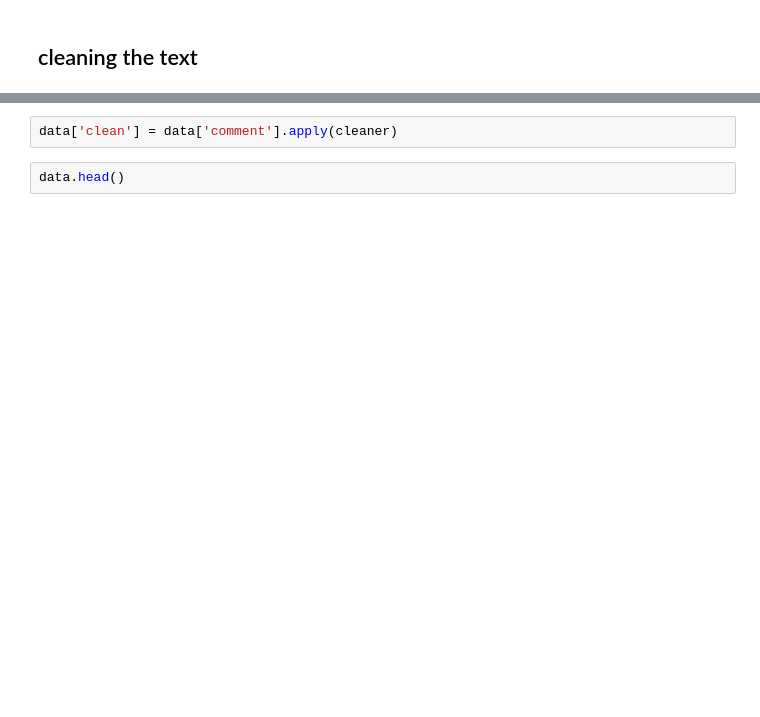
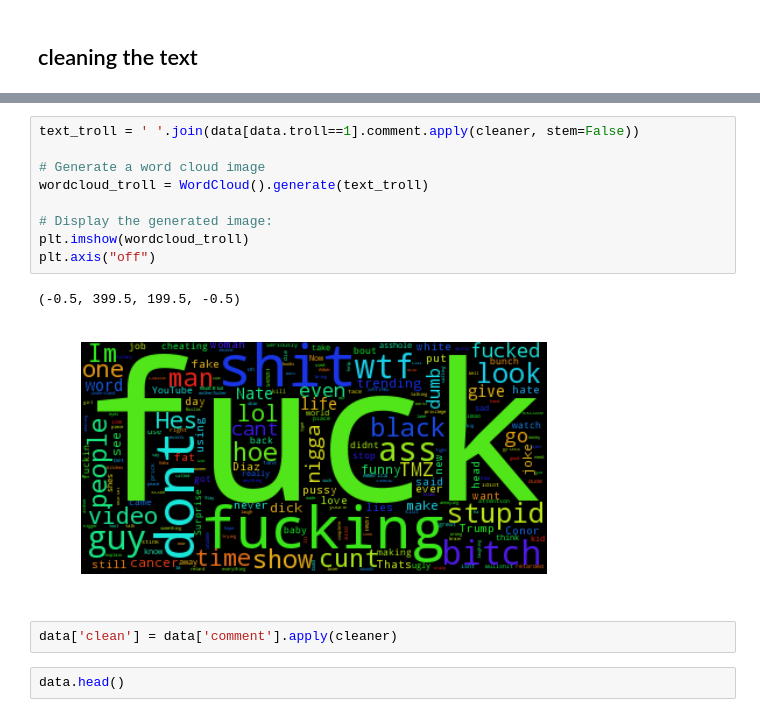
Before and after one commit to amirfz/youtube_troll_detection, a Jupyter notebook: insult_detection.ipynb, the cells around one changed output, grey strips where cells are left out. Drawn from its saved outputs; the diff is of its cells as text; blank space fills up the shorter version.

```diff
--- a/insult_detection.ipynb
+++ b/insult_detection.ipynb
@@ -57,3 +73,15 @@ def cleaner(text):
+# %%
+text_troll = ' '.join(data[data.troll==1].comment.apply(cleaner, stem=False))
+
+# Generate a word cloud image
+wordcloud_troll = WordCloud().generate(text_troll)
+
+# Display the generated image:
+plt.imshow(wordcloud_troll)
+plt.axis("off")
+# %% [output]
+(-0.5, 399.5, 199.5, -0.5)
+[figure, added]
 # %%
 data['clean'] = data['comment'].apply(cleaner)
 # %%
```
Also changed, not shown: parts of 11 cells of this notebook, 1 other file.
